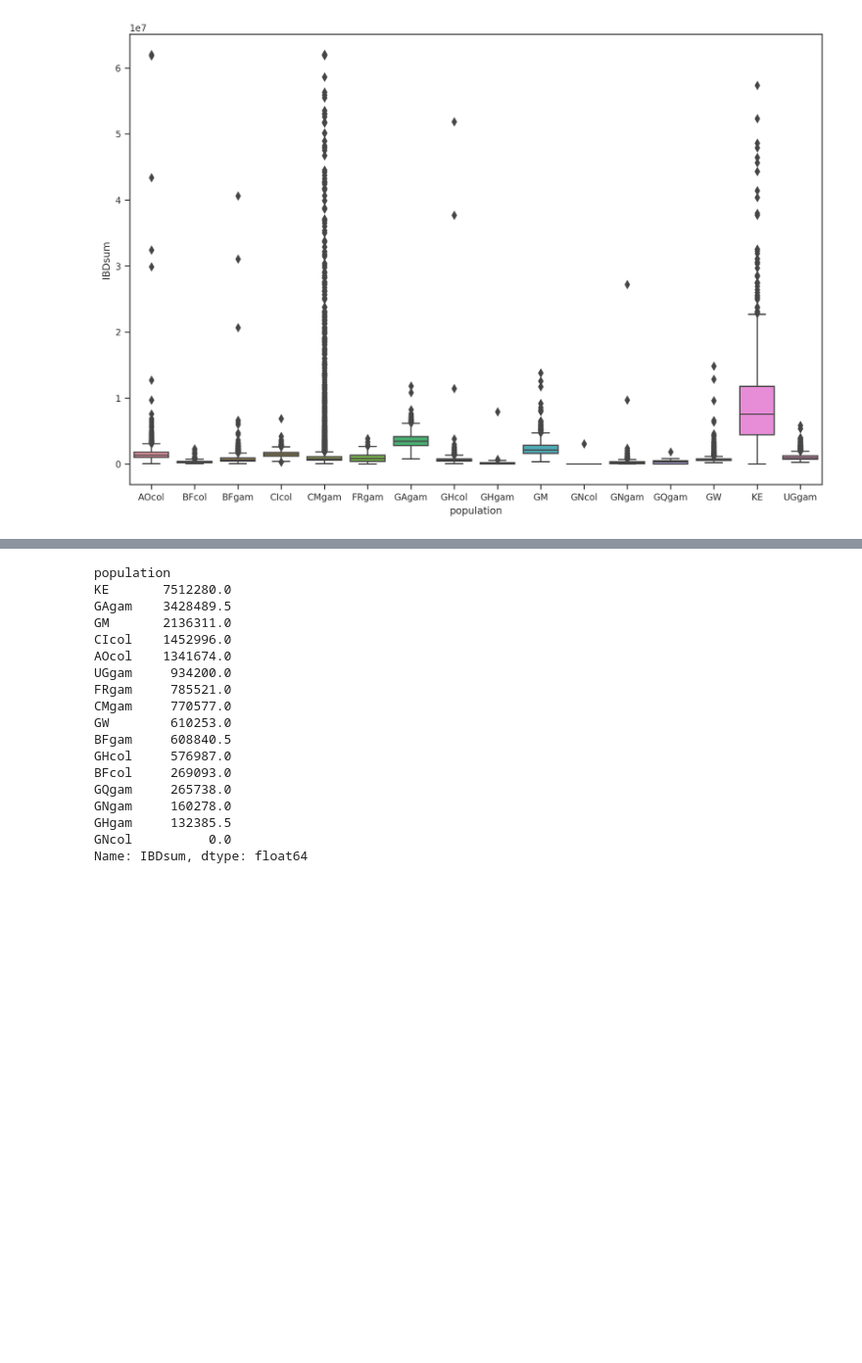
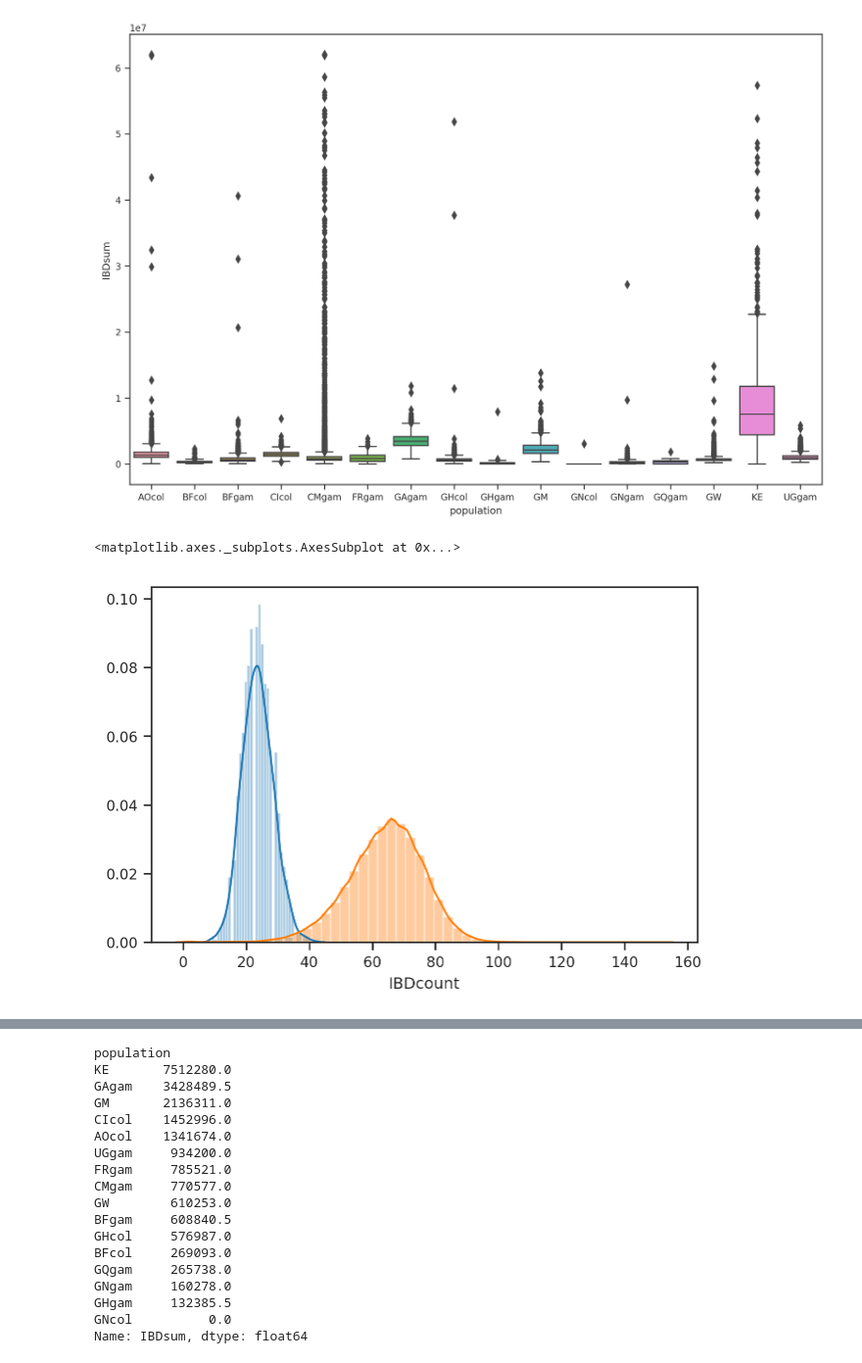
Before and after one commit to alimanfoo/ag1000g-phase2-data-paper, a Jupyter notebook: notebooks/patterns-of-ibd.ipynb, the cells around one changed output, grey strips where cells are left out. Shown at 98% size. Saved outputs shown, nothing was run; the diff lists cells and outputs as text; code cells hidden in the pictures; blank space fills up the shorter version.

```diff
--- a/notebooks/patterns-of-ibd.ipynb
+++ b/notebooks/patterns-of-ibd.ipynb
@@ -166,3 +220,9 @@ sns.boxplot(y="IBDsum", x="population", data=all_pop_sum.reset_index())
 # %% [output]
 <matplotlib.axes._subplots.AxesSubplot at 0x...>
 [figure]
+# %%
+sns.distplot(ibd_dict["BFgam"].IBDcount)
+sns.distplot(ibd_dict["CMgam"].IBDcount)
+# %% [output]
+<matplotlib.axes._subplots.AxesSubplot at 0x...>
+[figure, added]
```
Also changed, not shown: parts of 12 cells of this notebook.
